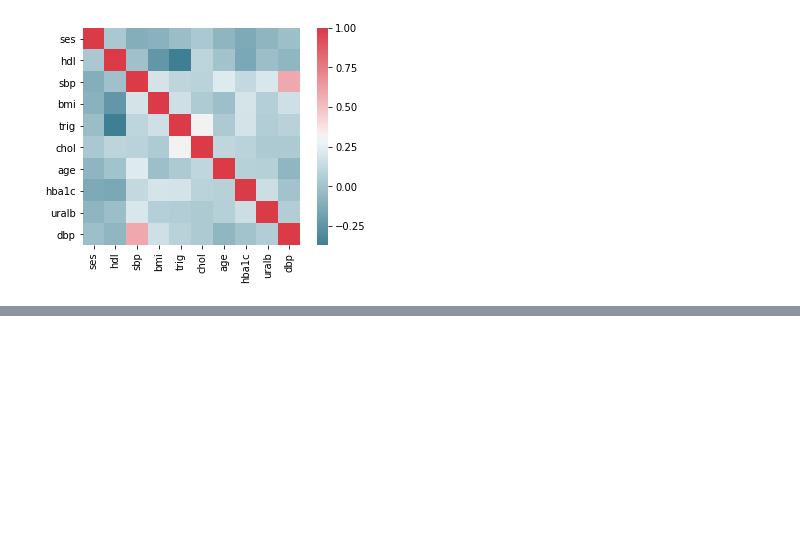
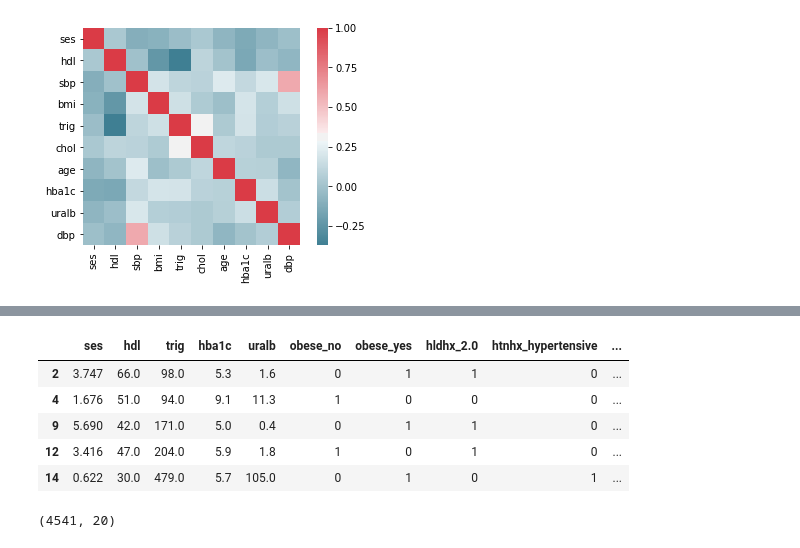
Before and after one commit to jibinmathew69/Nhanes, a Jupyter notebook: Nhanes3.ipynb, the cells around one changed output, grey strips where cells are left out. Cells and saved outputs as stored; diff of their text form; code cells hidden in the pictures; blank space fills up the shorter version.

Commit message:
Complete Data for model

```diff
--- a/Nhanes3.ipynb
+++ b/Nhanes3.ipynb
@@ -533,3 +533,5 @@ sns.heatmap(data[numerical_columns].corr(), cmap=sns.diverging_palette(220, 10,
 # %% [output]
 <matplotlib.axes._subplots.AxesSubplot at 0x...>
 [figure]
+# %%
+data_filtered_cat = pd.get_dummies(data[categorical_columns], drop_first=True)
@@ -535,0 +547,15 @@ sns.heatmap(data[numerical_columns].corr(), cmap=sns.diverging_palette(220, 10,
+# %%
+model_data = pd.concat((data_filtered_num, data_filtered_cat, data['mortstat']), axis=1)
+# %%
+model_data.head()
+# %% [output]
+|  | ses | hdl | trig | hba1c | uralb | obese_no | obese_yes | hldhx_2.0 | htnhx_hypertensive | ... |
+| 2 | 3.747 | 66.0 | 98.0 | 5.3 | 1.6 | 0 | 1 | 1 | 0 | ... |
+| 4 | 1.676 | 51.0 | 94.0 | 9.1 | 11.3 | 1 | 0 | 0 | 0 | ... |
+| 9 | 5.690 | 42.0 | 171.0 | 5.0 | 0.4 | 0 | 1 | 1 | 0 | ... |
+| 12 | 3.416 | 47.0 | 204.0 | 5.9 | 1.8 | 1 | 0 | 1 | 0 | ... |
+| 14 | 0.622 | 30.0 | 479.0 | 5.7 | 105.0 | 0 | 1 | 0 | 1 | ... |
+# %%
+model_data.shape
+# %% [output]
+(4541, 20)
```
Also changed, not shown: parts of 1 cell of this notebook.
